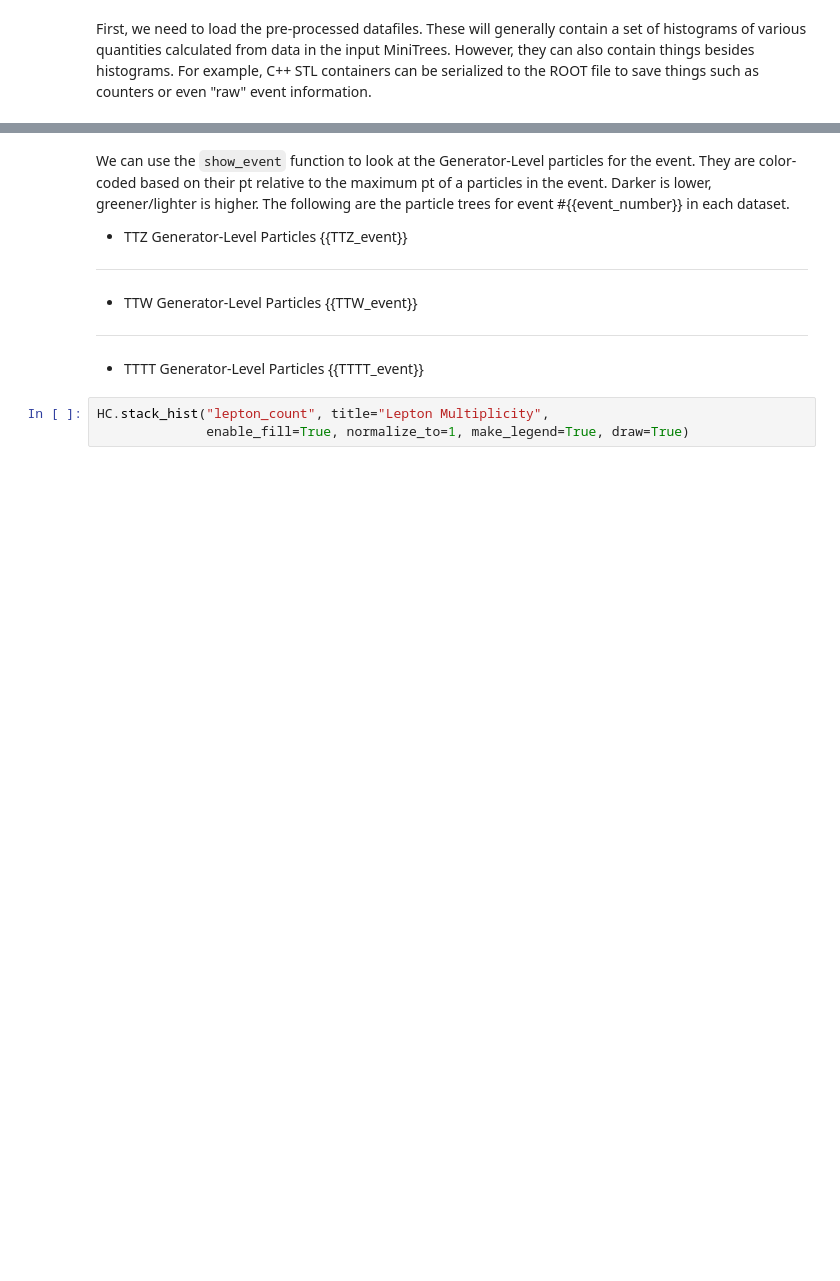
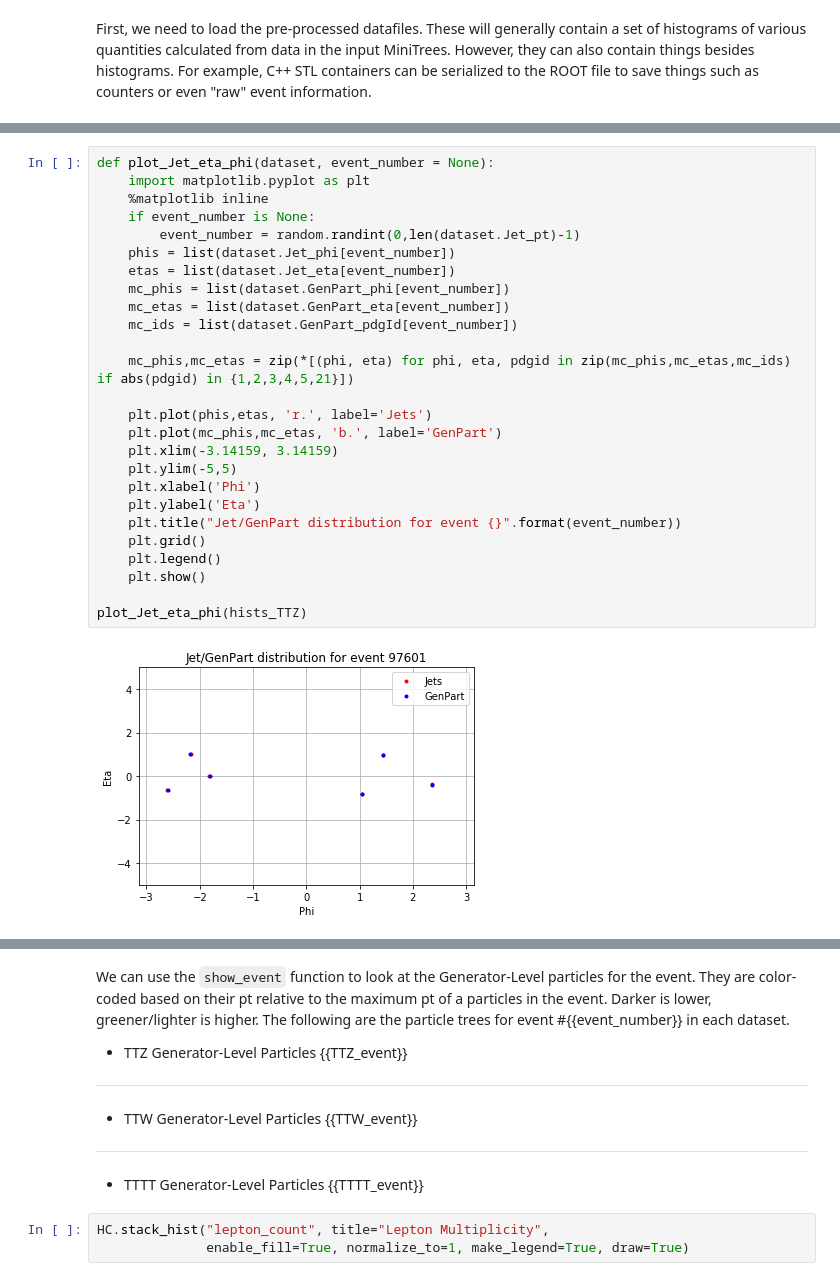
Before and after one commit to cfangmeier/TTTT, a Jupyter notebook: python/TTTT_Analysis.ipynb, the cells around one changed output, grey strips where cells are left out. Cells and saved outputs as stored; diff of their text form; blank space fills up the shorter version.

```diff
--- a/python/TTTT_Analysis.ipynb
+++ b/python/TTTT_Analysis.ipynb
@@ -34,0 +27,28 @@ CANVAS.Draw()
+# %%
+def plot_Jet_eta_phi(dataset, event_number = None):
+    import matplotlib.pyplot as plt
+    %matplotlib inline
+    if event_number is None:
+        event_number = random.randint(0,len(dataset.Jet_pt)-1)
+    phis = list(dataset.Jet_phi[event_number])
+    etas = list(dataset.Jet_eta[event_number])
+    mc_phis = list(dataset.GenPart_phi[event_number])
+    mc_etas = list(dataset.GenPart_eta[event_number])
+    mc_ids = list(dataset.GenPart_pdgId[event_number])
+
+    mc_phis,mc_etas = zip(*[(phi, eta) for phi, eta, pdgid in zip(mc_phis,mc_etas,mc_ids) if abs(pdgid) in {1,2,3,4,5,21}])
+
+    plt.plot(phis,etas, 'r.', label='Jets')
+    plt.plot(mc_phis,mc_etas, 'b.', label='GenPart')
+    plt.xlim(-3.14159, 3.14159)
+    plt.ylim(-5,5)
+    plt.xlabel('Phi')
+    plt.ylabel('Eta')
+    plt.title("Jet/GenPart distribution for event {}".format(event_number))
+    plt.grid()
+    plt.legend()
+    plt.show()
+
+plot_Jet_eta_phi(hists_TTZ)
+# %% [output]
+[figure, added]
```
Also changed, not shown: parts of 21 cells of this notebook, 19 other files.
